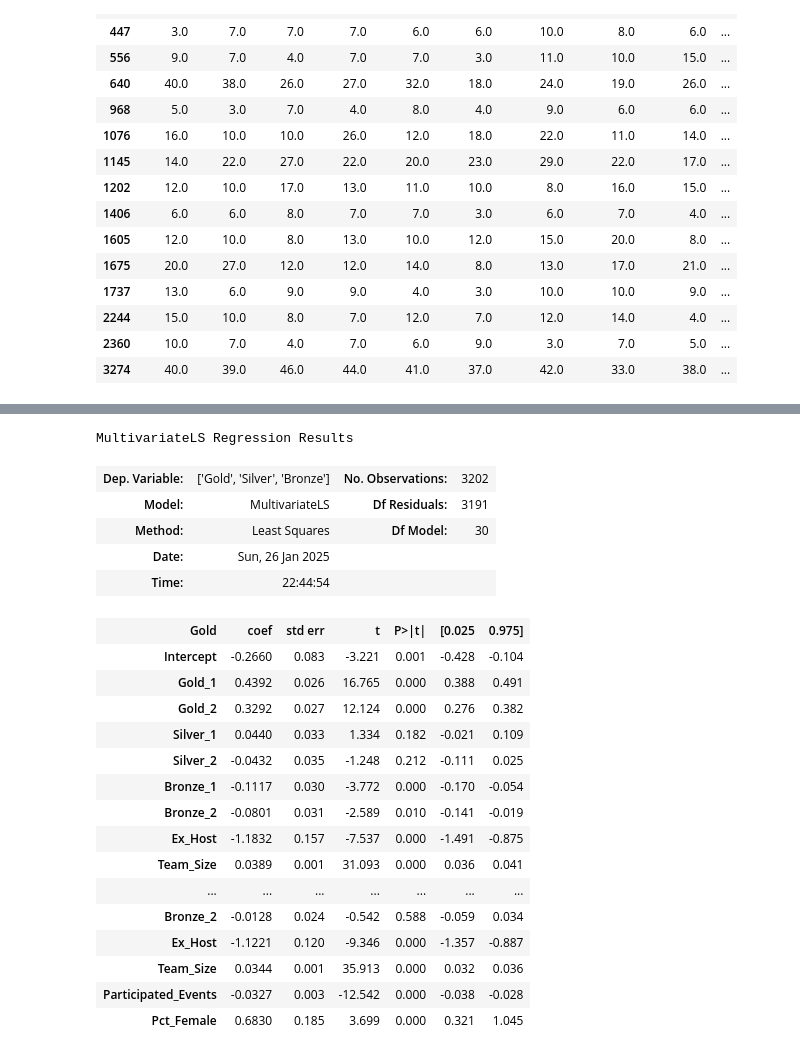
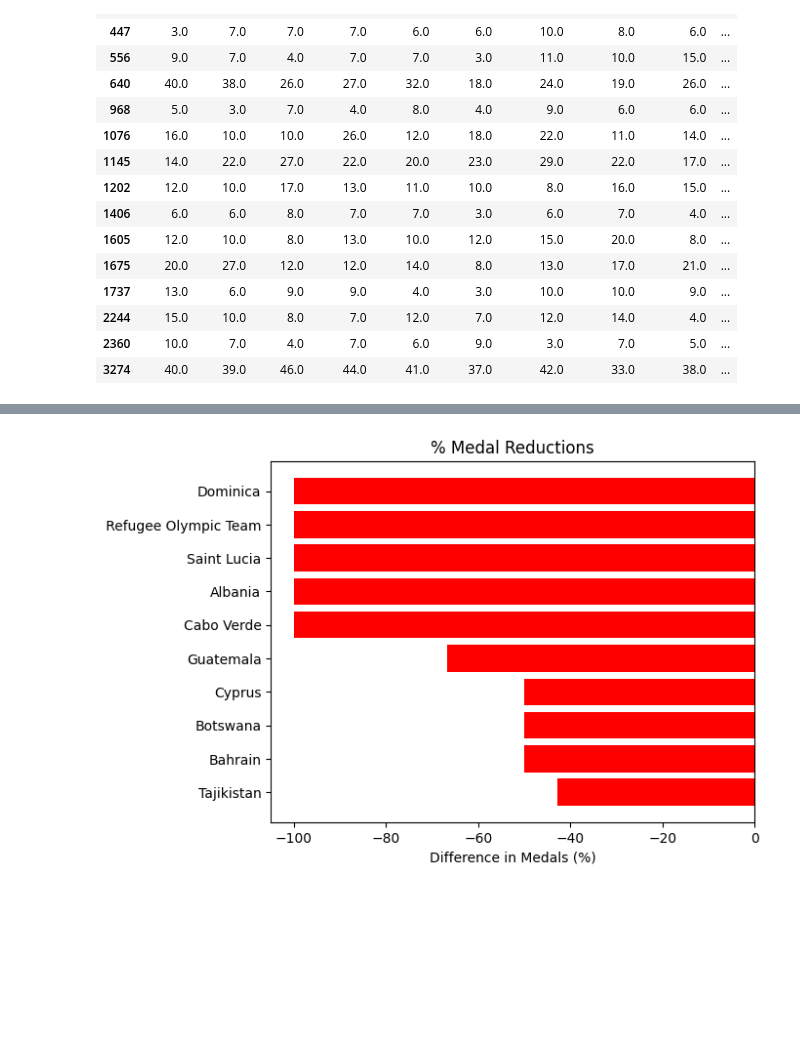
Before and after one commit to johngerving/mcm-2025, a Jupyter notebook: xgboost.ipynb, the cells around one changed output, grey strips where cells are left out. Cells and saved outputs as stored; diff of their text form; code cells hidden in the pictures; blank space fills up the shorter version.

```diff
--- a/xgboost.ipynb
+++ b/xgboost.ipynb
@@ -485,25 +438,14 @@ res = mod.fit()
-# %%
-res.summary()
-# %% [output]
-MultivariateLS Regression Results
-| Dep. Variable: | ['Gold', 'Silver', 'Bronze'] | No. Observations: | 3202 |
-| Model: | MultivariateLS | Df Residuals: | 3191 |
-| Method: | Least Squares | Df Model: | 30 |
-| Date: | Sun, 26 Jan 2025 |  |  |
-| Time: | 22:44:54 |  |  |
-| Gold | coef | std err | t | P>|t| | [0.025 | 0.975] |
-| Intercept | -0.2660 | 0.083 | -3.221 | 0.001 | -0.428 | -0.104 |
-| Gold_1 | 0.4392 | 0.026 | 16.765 | 0.000 | 0.388 | 0.491 |
-| Gold_2 | 0.3292 | 0.027 | 12.124 | 0.000 | 0.276 | 0.382 |
-| Silver_1 | 0.0440 | 0.033 | 1.334 | 0.182 | -0.021 | 0.109 |
-| Silver_2 | -0.0432 | 0.035 | -1.248 | 0.212 | -0.111 | 0.025 |
-| Bronze_1 | -0.1117 | 0.030 | -3.772 | 0.000 | -0.170 | -0.054 |
-| Bronze_2 | -0.0801 | 0.031 | -2.589 | 0.010 | -0.141 | -0.019 |
-| Ex_Host | -1.1832 | 0.157 | -7.537 | 0.000 | -1.491 | -0.875 |
-| Team_Size | 0.0389 | 0.001 | 31.093 | 0.000 | 0.036 | 0.041 |
-| ... | ... | ... | ... | ... | ... | ... |
-| Bronze_2 | -0.0128 | 0.024 | -0.542 | 0.588 | -0.059 | 0.034 |
-| Ex_Host | -1.1221 | 0.120 | -9.346 | 0.000 | -1.357 | -0.887 |
-| Team_Size | 0.0344 | 0.001 | 35.913 | 0.000 | 0.032 | 0.036 |
-| Participated_Events | -0.0327 | 0.003 | -12.542 | 0.000 | -0.038 | -0.028 |
-| Pct_Female | 0.6830 | 0.185 | 3.699 | 0.000 | 0.321 | 1.045 |
+# %%
+least_improved_pct = most_improved.sort_values(by='% Difference', ascending=True).loc[most_improved['Year'] == 2028].reset_index(drop=True)
+
+
+fig, ax = plt.subplots()
+ax.barh(least_improved_pct.loc[:9, 'NOC'], least_improved_pct.loc[:9, '% Difference'] * 100, align='center', color='red')
+ax.set_yticks(least_improved_pct.index.values[:10], labels=least_improved_pct.loc[:9, 'NOC'])
+ax.invert_yaxis()  # labels read top-to-bottom
+ax.set_xlabel('Difference in Medals (%)')
+ax.set_title('% Medal Reductions')
+plt.savefig("pct_medal_reductions.png")
+plt.show()
+# %% [output]
+[figure, added]
```
Also changed, not shown: parts of 15 cells of this notebook, 7 other files.
